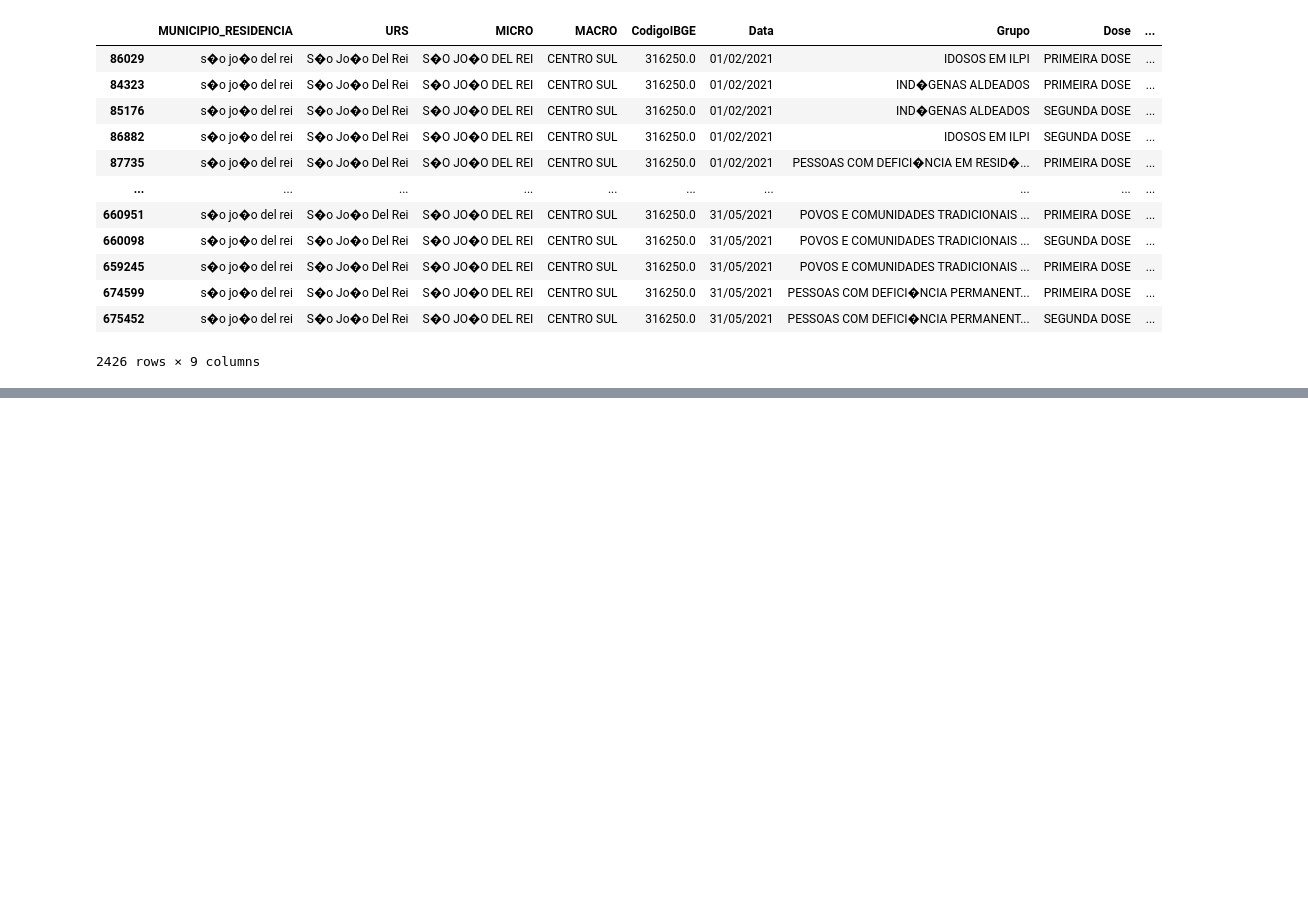
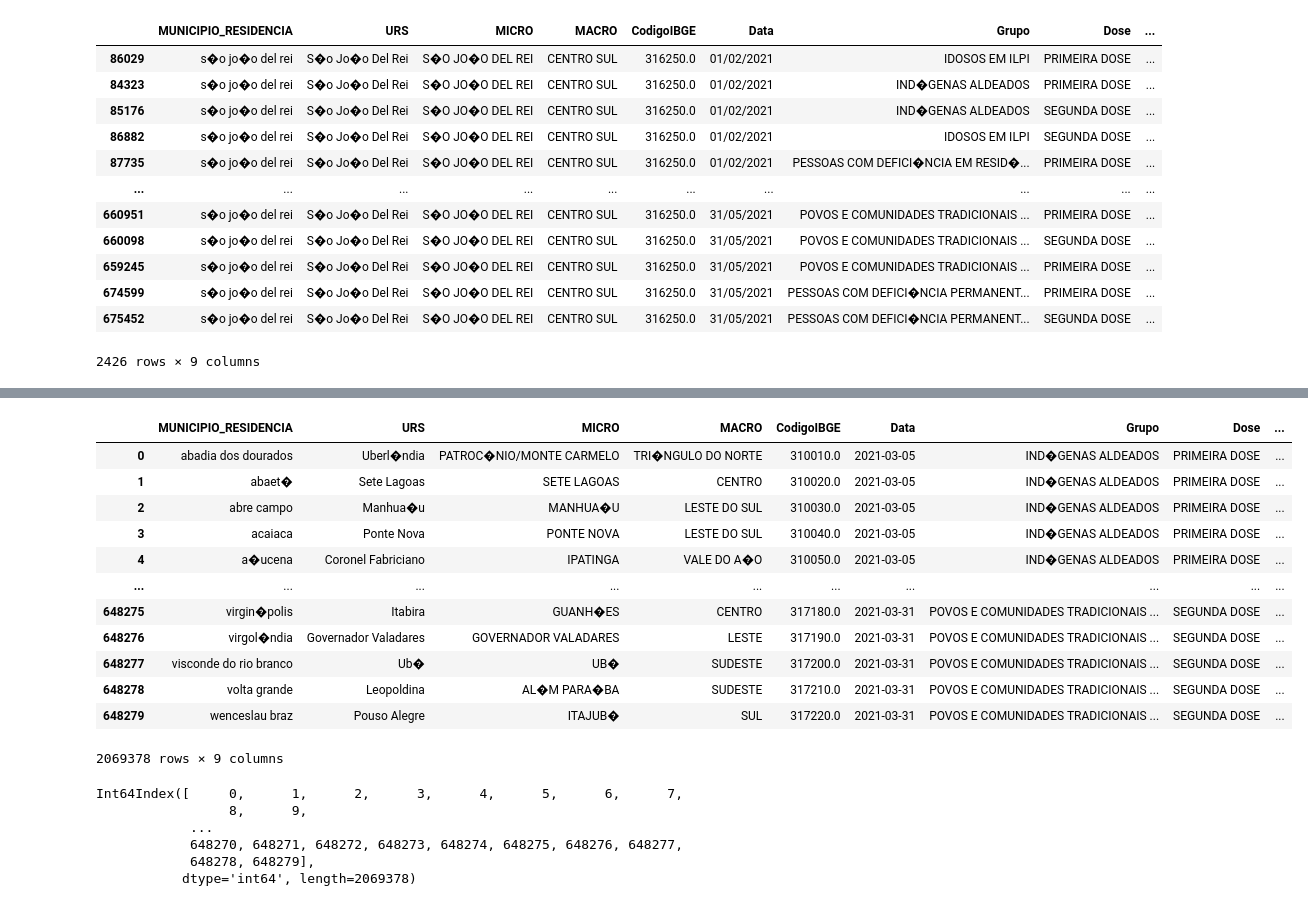
Before and after one commit to eduardagoulart/pandas_study, a Jupyter notebook: mini_curso/covid_vacinas.ipynb, the cells around one changed output, grey strips where cells are left out. Drawn from its saved outputs; the diff is of its cells as text; code cells hidden in the pictures; blank space fills up the shorter version.

```diff
--- a/mini_curso/covid_vacinas.ipynb
+++ b/mini_curso/covid_vacinas.ipynb
@@ -106,0 +253,29 @@ plt.show()
+# %%
+df["Data"] = pd.to_datetime(df["Data"]).dt.date
+# %%
+df.drop_duplicates(inplace=True)
+# %%
+df
+# %% [output]
+|  | MUNICIPIO_RESIDENCIA | URS | MICRO | MACRO | CodigoIBGE | Data | Grupo | Dose | ... |
+| 0 | abadia dos dourados | Uberl�ndia | PATROC�NIO/MONTE CARMELO | TRI�NGULO DO NORTE | 310010.0 | 2021-03-05 | IND�GENAS ALDEADOS | PRIMEIRA DOSE | ... |
+| 1 | abaet� | Sete Lagoas | SETE LAGOAS | CENTRO | 310020.0 | 2021-03-05 | IND�GENAS ALDEADOS | PRIMEIRA DOSE | ... |
+| 2 | abre campo | Manhua�u | MANHUA�U | LESTE DO SUL | 310030.0 | 2021-03-05 | IND�GENAS ALDEADOS | PRIMEIRA DOSE | ... |
+| 3 | acaiaca | Ponte Nova | PONTE NOVA | LESTE DO SUL | 310040.0 | 2021-03-05 | IND�GENAS ALDEADOS | PRIMEIRA DOSE | ... |
+| 4 | a�ucena | Coronel Fabriciano | IPATINGA | VALE DO A�O | 310050.0 | 2021-03-05 | IND�GENAS ALDEADOS | PRIMEIRA DOSE | ... |
+| ... | ... | ... | ... | ... | ... | ... | ... | ... | ... |
+| 648275 | virgin�polis | Itabira | GUANH�ES | CENTRO | 317180.0 | 2021-03-31 | POVOS E COMUNIDADES TRADICIONAIS ... | SEGUNDA DOSE | ... |
+| 648276 | virgol�ndia | Governador Valadares | GOVERNADOR VALADARES | LESTE | 317190.0 | 2021-03-31 | POVOS E COMUNIDADES TRADICIONAIS ... | SEGUNDA DOSE | ... |
+| 648277 | visconde do rio branco | Ub� | UB� | SUDESTE | 317200.0 | 2021-03-31 | POVOS E COMUNIDADES TRADICIONAIS ... | SEGUNDA DOSE | ... |
+| 648278 | volta grande | Leopoldina | AL�M PARA�BA | SUDESTE | 317210.0 | 2021-03-31 | POVOS E COMUNIDADES TRADICIONAIS ... | SEGUNDA DOSE | ... |
+| 648279 | wenceslau braz | Pouso Alegre | ITAJUB� | SUL | 317220.0 | 2021-03-31 | POVOS E COMUNIDADES TRADICIONAIS ... | SEGUNDA DOSE | ... |
+2069378 rows × 9 columns
+# %%
+df.index
+# %% [output]
+Int64Index([     0,      1,      2,      3,      4,      5,      6,      7,
+                 8,      9,
+            ...
+            648270, 648271, 648272, 648273, 648274, 648275, 648276, 648277,
+            648278, 648279],
+           dtype='int64', length=2069378)
```
Also changed, not shown: parts of 24 cells of this notebook.
